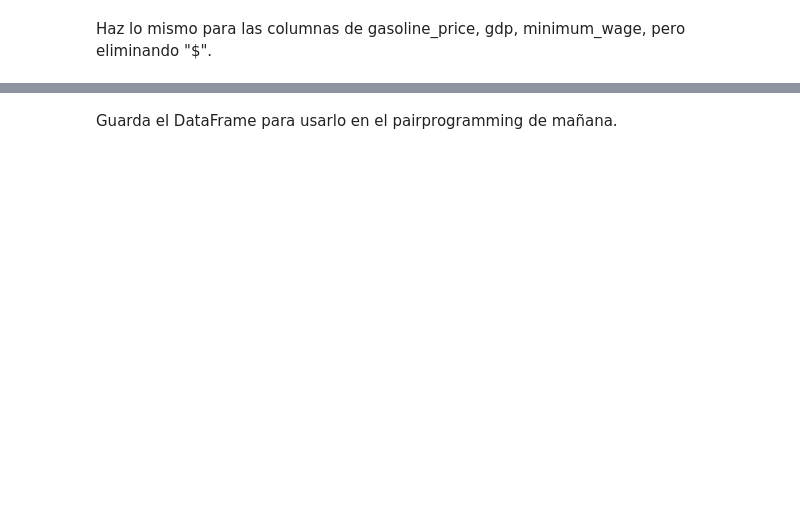
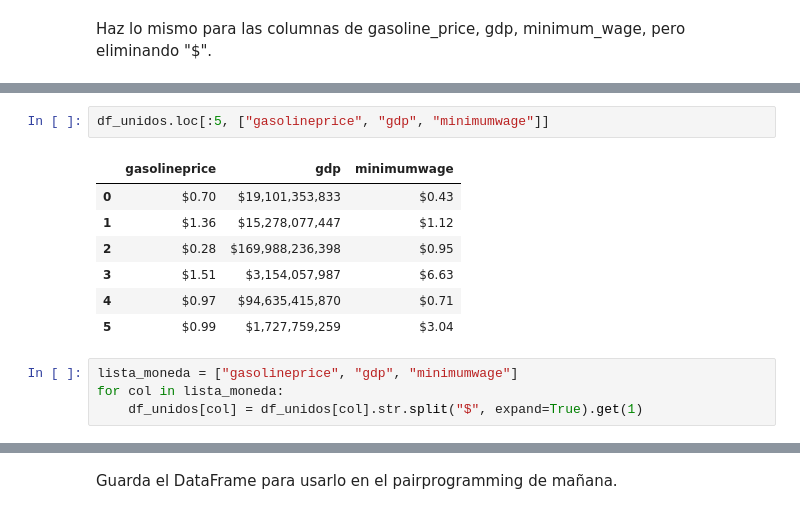
Before and after one commit to CarmenMoyano/promoI-modulo3-sprint1-pairprogramming-Ma-ra-Carmen, a Jupyter notebook: Leccion4-Union-Limpieza_Datos.ipynb, the cells around one changed output, grey strips where cells are left out. Drawn from its saved outputs; the diff is of its cells as text; blank space fills up the shorter version.

```diff
--- a/Leccion4-Union-Limpieza_Datos.ipynb
+++ b/Leccion4-Union-Limpieza_Datos.ipynb
@@ -193,0 +228,14 @@ Haz lo mismo para las columnas de gasoline_price, gdp, minimum_wage, pero elimin
+# %%
+df_unidos.loc[:5, ["gasolineprice", "gdp", "minimumwage"]]
+# %% [output]
+|  | gasolineprice | gdp | minimumwage |
+| 0 | $0.70 | $19,101,353,833 | $0.43 |
+| 1 | $1.36 | $15,278,077,447 | $1.12 |
+| 2 | $0.28 | $169,988,236,398 | $0.95 |
+| 3 | $1.51 | $3,154,057,987 | $6.63 |
+| 4 | $0.97 | $94,635,415,870 | $0.71 |
+| 5 | $0.99 | $1,727,759,259 | $3.04 |
+# %%
+lista_moneda = ["gasolineprice", "gdp", "minimumwage"]
+for col in lista_moneda:
+    df_unidos[col] = df_unidos[col].str.split("$", expand=True).get(1)
```
Also changed, not shown: parts of 9 cells of this notebook, 1 other file.
